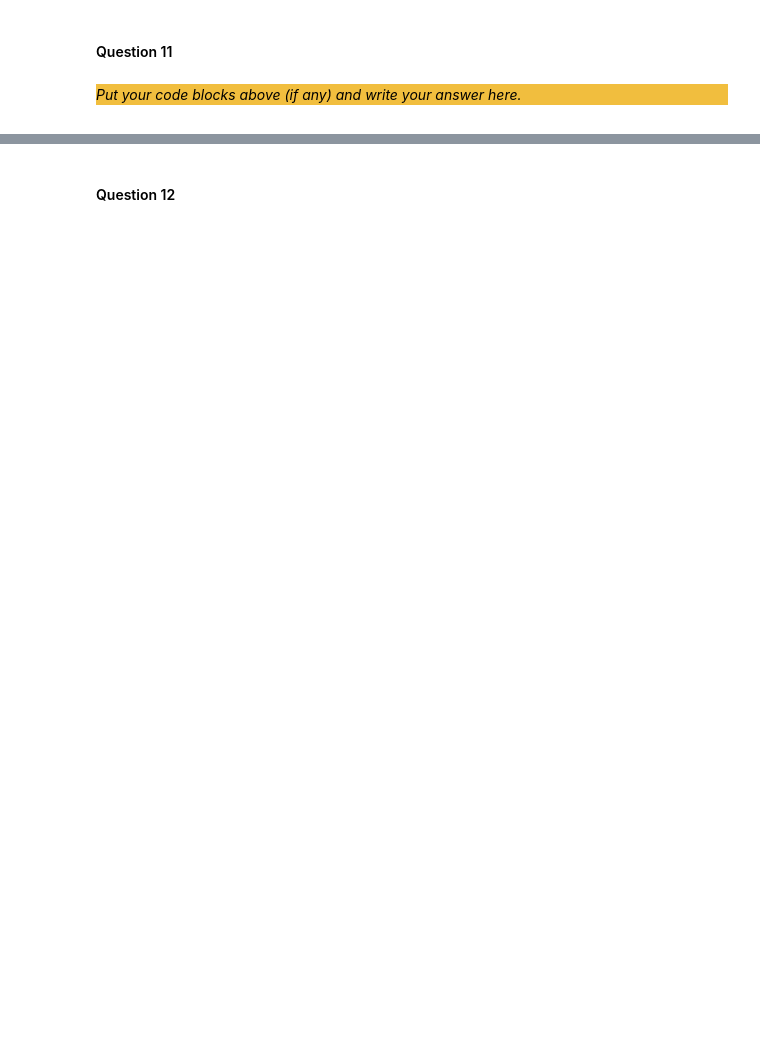
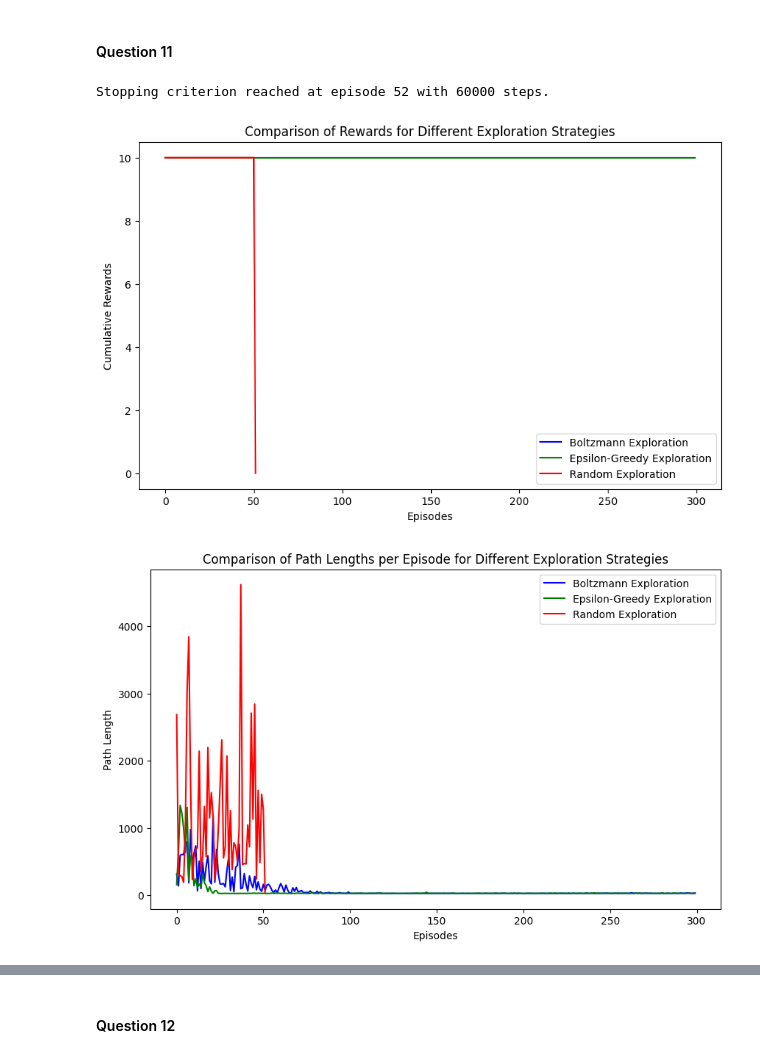
Before and after one commit to daniallegue/Reinforcement-Learning, a Jupyter notebook: src/Main.ipynb, the cells around one changed output, grey strips where cells are left out. Cells and saved outputs as stored; diff of their text form; code cells hidden in the pictures; blank space fills up the shorter version.

```diff
--- a/src/Main.ipynb
+++ b/src/Main.ipynb
@@ -802,6 +912,72 @@ _Put your code blocks above (if any) and write your answer here._
 # %% [markdown]
 #### Question 11
-# %% [markdown]
-<div style="background-color:#f1be3e">
-
-_Put your code blocks above (if any) and write your answer here._
+# %%
+t_val = 0.5
+epsilon = 0.05
+
+# Reset maze and agent per epsilon value
+toy_maze = Maze("./../data/toy_maze.txt")
+toy_maze.set_reward(x=9, y=9, reward=10)
+toy_maze.set_terminal(x=9, y=9)
+# Create an Agent.
+agent = Agent(start_x=0, start_y=0)
+# Create a QTable.
+states_toy = toy_maze.get_all_states()
+actions_toy = [Action(id) for id in ["up", "down", "left", "right"]]
+q_table_toy = QTable(states_toy, actions_toy)
+# Create an ExplorationStrategy.
+exploration_strategy = ExplorationStrategy(q_table_toy)
+learner_ql = QLearning(q_table_toy, {"lr": 0.2, "gamma": 0.95})
+rewards_boltzmann, episode_lengths_boltzmann = run_learning_episodes_with_learning(toy_maze, agent, exploration_strategy, 'boltzmann', learner_ql, "QL", 300, epsilon, t_val, 60000)
+
+# Reset maze agent and Q-table
+agent = Agent(start_x=0, start_y=0)
+# Create a QTable.
+states_toy = toy_maze.get_all_states()
+actions_toy = [Action(id) for id in ["up", "down", "left", "right"]]
+q_table_toy = QTable(states_toy, actions_toy)
+# Create an ExplorationStrategy.
+exploration_strategy = ExplorationStrategy(q_table_toy)
+learner_ql = QLearning(q_table_toy, {"lr": 0.2, "gamma": 0.95})
+rewards_greedy, episode_lengths_greedy = run_learning_episodes_with_learning(toy_maze, agent, exploration_strategy, 'e-greedy', learner_ql, "QL", 300, epsilon, t_val, 60000)
+
+# Reset maze agent and Q-table
+agent = Agent(start_x=0, start_y=0)
+# Create a QTable.
+states_toy = toy_maze.get_all_states()
+actions_toy = [Action(id) for id in ["up", "down", "left", "right"]]
+q_table_toy = QTable(states_toy, actions_toy)
+# Create an ExplorationStrategy.
+exploration_strategy = ExplorationStrategy(q_table_toy)
+learner_ql = QLearning(q_table_toy, {"lr": 0.2, "gamma": 0.95})
+rewards_random, episode_lengths_random = run_learning_episodes_with_learning(toy_maze, agent, exploration_strategy, 'random', learner_ql, "QL", 300, epsilon, t_val, 60000)
+
+plt.figure(figsize=(10, 6))
+# Plotting the cumulative rewards for each strategy
+plt.plot(rewards_boltzmann, label='Boltzmann Exploration', color='blue')
+plt.plot(rewards_greedy, label='Epsilon-Greedy Exploration', color='green')
+plt.plot(rewards_random, label='Random Exploration', color='red')
+
+plt.title('Comparison of Rewards for Different Exploration Strategies')
+plt.xlabel('Episodes')
+plt.ylabel('Cumulative Rewards')
+plt.legend()
+
+plt.show()
+
+plt.figure(figsize=(10, 6))
+# Plotting the cumulative rewards for each strategy
+plt.plot(episode_lengths_boltzmann, label='Boltzmann Exploration', color='blue')
+plt.plot(episode_lengths_greedy, label='Epsilon-Greedy Exploration', color='green')
+plt.plot(episode_lengths_random, label='Random Exploration', color='red')
+
+plt.title('Comparison of Path Lengths per Episode for Different Exploration Strategies')
+plt.xlabel('Episodes')
+plt.ylabel('Path Length')
+plt.legend()
+
+plt.show()
+# %% [output]
+Stopping criterion reached at episode 52 with 60000 steps.
+[figure, added]
+[figure, added]
```
Also changed, not shown: parts of 33 cells of this notebook.
